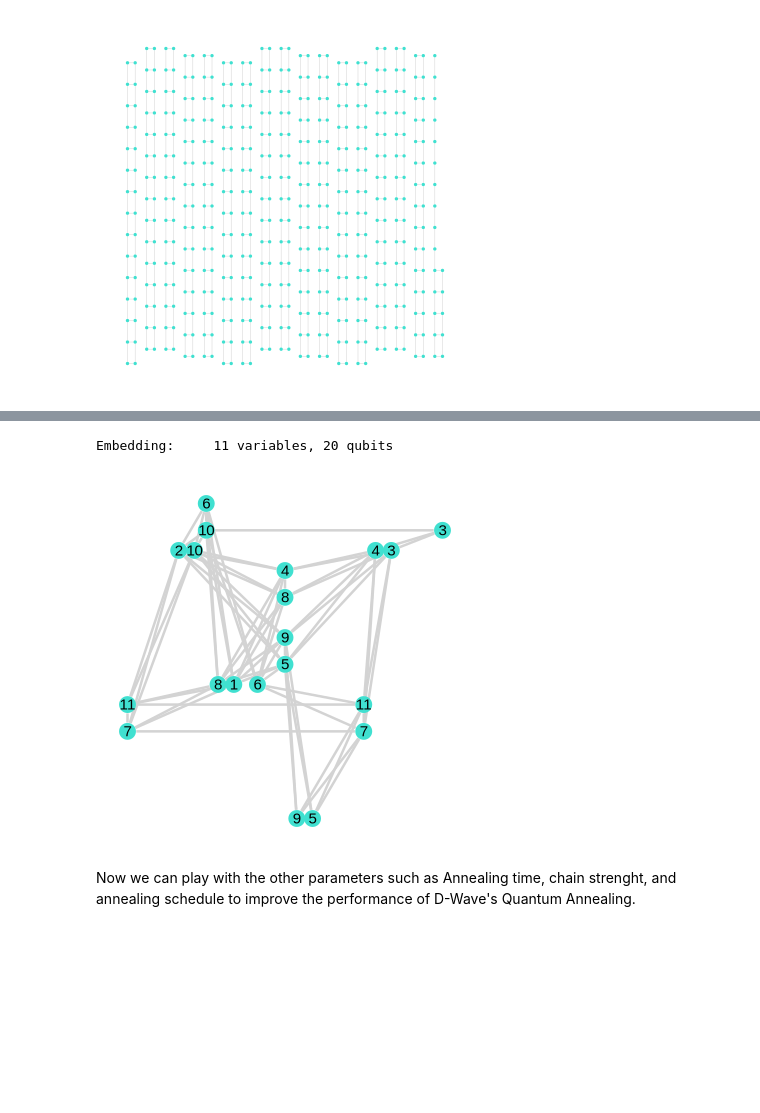
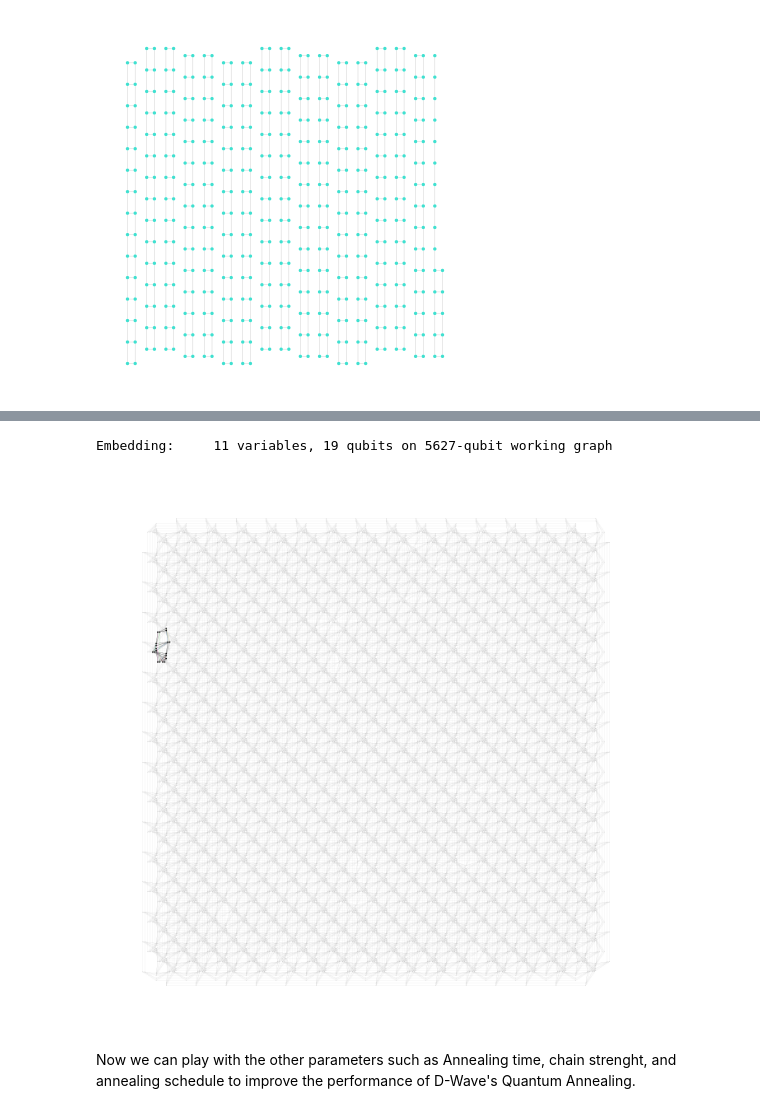
Before and after one commit to JuliaQUBO/QUBONotebooks, a Jupyter notebook: notebooks_jl/4-DWave.ipynb, the cells around one changed output, grey strips where cells are left out. Drawn from its saved outputs; the diff is of its cells as text; code cells hidden in the pictures; blank space fills up the shorter version.

Commit message:
Show full DWave embedding topology in Julia notebook

```diff
--- a/notebooks_jl/4-DWave.ipynb
+++ b/notebooks_jl/4-DWave.ipynb
@@ -311,31 +311,80 @@ Dict{String, Any} with 4 entries:
 # %%
 function draw_embedding(sampleset)
     embedding = DWave.embedding(sampleset)
     embedding === nothing && error("No embedding was returned. Set return_embedding=true before optimize!()")
 
     arch = DWave.WorkingGraph(QUBOTools.metadata(sampleset))
     layout = QUBOTools.layout(arch)
     graph = QUBOTools.topology(layout)
     points = QUBOTools.geometry(layout)
 
-    embedded_nodes = sort!(unique([qubit for chain in values(embedding) for qubit in chain]))
-    keep_indices = [arch.node_indices[node] for node in embedded_nodes if haskey(arch.node_indices, node)]
-    graph, points = graph_layout_subset(graph, points, keep_indices)
+    chain_palette = [
+        "#d62728",
+        "#1f77b4",
+        "#2ca02c",
+        "#9467bd",
+        "#ff7f0e",
+        "#17becf",
+        "#bcbd22",
+        "#e377c2",
+    ]
+    nodefillc = fill("#9a9a9a", nv(graph))
+    nodesize = fill(2.0, nv(graph))
+    embedded_node_set = Set{eltype(arch.nodes)}()
+    node_color_by_node = Dict{eltype(arch.nodes), String}()
 
-    labels_by_node = Dict(qubit => variable for (variable, chain) in embedding for qubit in chain)
-    labels = [get(labels_by_node, arch.nodes[index], "") for index in keep_indices]
+    for (chain_index, (variable, chain)) in enumerate(sort(collect(embedding); by=item -> string(first(item))))
+        color = chain_palette[mod1(chain_index, length(chain_palette))]
 
-    println("Embedding:     $(length(embedding)) variables, $(length(embedded_nodes)) qubits")
+        for qubit in chain
+            push!(embedded_node_set, qubit)
+            node_color_by_node[qubit] = color
+
+            if haskey(arch.node_indices, qubit)
+                index = arch.node_indices[qubit]
+                nodefillc[index] = color
+                nodesize[index] = 9.0
+            end
+        end
+    end
+
+    edgestrokec = fill("#9f9f9f", ne(graph))
+    edgelinewidth = fill(1.0, ne(graph))
+
+    for (edge_index, edge) in enumerate(edges(graph))
+        u = arch.nodes[src(edge)]
+        v = arch.nodes[dst(edge)]
+        u_color = get(node_color_by_node, u, nothing)
+        v_color = get(node_color_by_node, v, nothing)
+
+        if !isnothing(u_color) && !isnothing(v_color)
+            edgestrokec[edge_index] = u_color == v_color ? u_color : "#111111"
+            edgelinewidth[edge_index] = 2.4
+        end
+    end
+
+    plotted_qubits = count(size -> size > 2.0, nodesize)
+    println("Embedding:     $(length(embedding)) variables, $(plotted_qubits) qubits on $(nv(graph))-qubit working graph")
 
     x, y = layout_coordinates(points)
 
-    return gplot(graph, x, y; nodelabel=labels, nodesize=1.0, edgelinewidth=0.5)
+    return gplot(
+        graph,
+        x,
+        y;
+        nodesize,
+        nodefillc,
+        edgestrokec,
+        edgelinewidth,
+        background_color="#ffffff",
+        plot_size=(18cm, 18cm),
+    )
 end
 
 draw_embedding(sol)
 # %% [output]
-Embedding:     11 variables, 20 qubits
+Embedding:     11 variables, 19 qubits on 5627-qubit working graph
-[figure, old version]
+[figure, new version]
 # %% [markdown]
 Now we can play with the other parameters such as Annealing time, chain strenght, and annealing schedule to improve the performance of D-Wave's Quantum Annealing.
 # %% [markdown]
```
Also changed, not shown: parts of 4 cells of this notebook, 1 other file.
